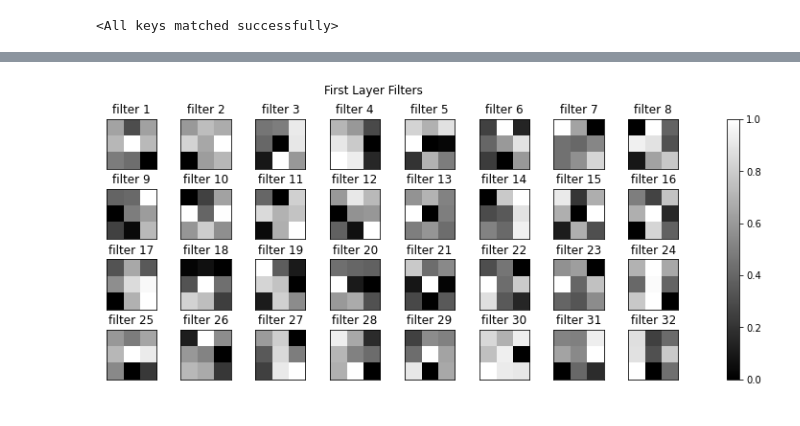
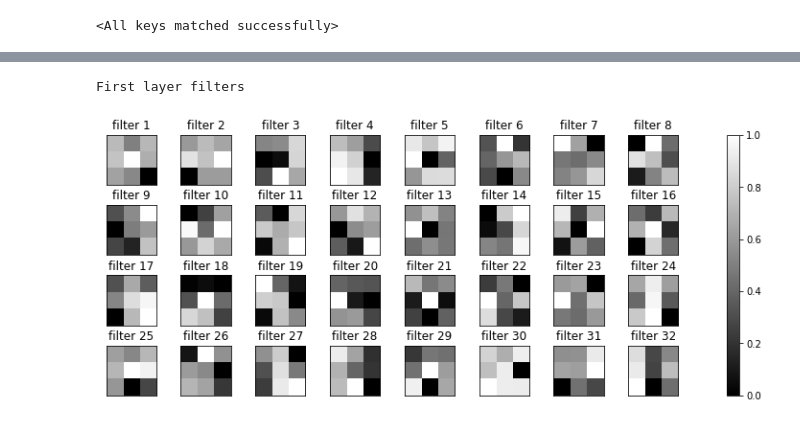
Before and after one commit to HdNathanael/deep_learning_pd, a Jupyter notebook: Homework_01.ipynb, the cells around one changed output, grey strips where cells are left out. Saved outputs shown, nothing was run; the diff lists cells and outputs as text; code cells hidden in the pictures.

```diff
--- a/Homework_01.ipynb
+++ b/Homework_01.ipynb
@@ -1062,24 +1282,0 @@ We see that a high drop out rate generally reduces the speed of training, while
-# %%
-torch.manual_seed(123)
-
-# keep the same network parameters as before just update the dropout rate.
-decays = [0.001,0.01,0.1,0.2]
-
-tr_loss_dec, tr_acc_dec = np.zeros((len(do_rates),max_epochs)) * np.nan, np.zeros((len(do_rates),max_epochs)) * np.nan
-val_loss_dec, val_acc_dec = np.zeros((len(do_rates),max_epochs)) * np.nan, np.zeros((len(do_rates),max_epochs)) * np.nan
-
-for j,decay in enumerate(decays):
-  print(f"Evaluate weight decay {j+1} of {len(decays)}: {decay}")
-  mlp_cl = MLP(Ni,No,hidden_layer_params,act_fn,dropout = 0.4) # set dropout rate to 0.4
-  mlp_cl.apply(init_weights_kaiming) # initialise weights using kaiming initialisation
-
-  loss_fn = nn.CrossEntropyLoss() # cross entropy loss since it is a classification
-  optimiser = optim.Adam(mlp_cl.parameters(), lr= 1e-4,weight_decay = decay) # Adam optimiser with learning rate of 0.0001
-
-  early_stopper = EarlyStopper(path='checkpoint.pt', patience=10)
-  train_loss, train_acc, val_loss, val_acc = run_training_cl(max_epochs,mlp_cl,optimiser,loss_fn,device,
-                            train_loader = train_loader, val_loader = val_loader, early_stopper = early_stopper)
-
-  ep = len(train_loss)
-  tr_loss_dec[j,:ep], tr_acc_dec[j,:ep], val_loss_dec[j,:ep], val_acc_dec[j,:ep] = train_loss, train_acc, val_loss, val_acc
-  print("")
@@ -1270,7 +1515,8 @@ plot_class_results(train_loss, train_acc, val_loss, val_acc)
 # %%
-train_loss, train_acc, val_loss, val_acc = np.load("results/conv_net_res.npy")
-conv_net = ConvNet()
-state_conv_net = torch.load("results/conv_net.pt")
-conv_net.load_state_dict(state_conv_net)
+# load the best model
+train_loss, train_acc, val_loss, val_acc = np.load("results/conv_net_aug_res.npy")
+conv_net_aug = ConvNet()
+state_conv_net = torch.load("cl_checkpoints/cl_conv_aug_checkpoint.pt", map_location = device)
+conv_net_aug.load_state_dict(state_conv_net)
 # %% [output]
 <All keys matched successfully>
@@ -1321,5 +1522,0 @@ AttributeError: ignored
-# %%
-for j in range(10):
-  img, target = sample_random_cl(j,val_dataset)
-  y_hat = predict_soft(img,conv_net,device)
-  plot_img_probs(img,target,y_hat,lab_dict)
@@ -1337,21 +1523,24 @@ for j in range(10):
 # %%
 def norm_min_max(kernel):
   return((kernel - kernel.min())/(kernel.max() - kernel.min()))
 fig, ax = plt.subplots(4,8, figsize = (18,5),
                        subplot_kw={'xticks': [], 'yticks': []})
 it = 0
 for j in ax.reshape(-1):
-  kernel = conv_net.conv1[0].weight[it].detach().cpu().numpy().reshape(3,3)
+  kernel = conv_net_aug.conv1[0].weight[it].detach().cpu().numpy().reshape(3,3)
   kernel = norm_min_max(kernel)
   _ = j.imshow(kernel,cmap='gray')
   j.set_title('filter '+str(it+1))
   it += 1
 plt.subplots_adjust(wspace=-0.7, hspace=0.4)
 plt.colorbar(_,ax=ax.ravel().tolist())
-plt.suptitle("First Layer Filters")
+#plt.suptitle("First Layer Filters")
+print("First layer filters\n")
+plt.savefig("plots/filters.png", dpi = 500)
 plt.show()
 # %% [output]
+First layer filters
-[figure, old version]
+[figure, new version]
 # %%
 acts = {}
 def get_activation(name):
```
Also changed, not shown: parts of 104 cells of this notebook.
